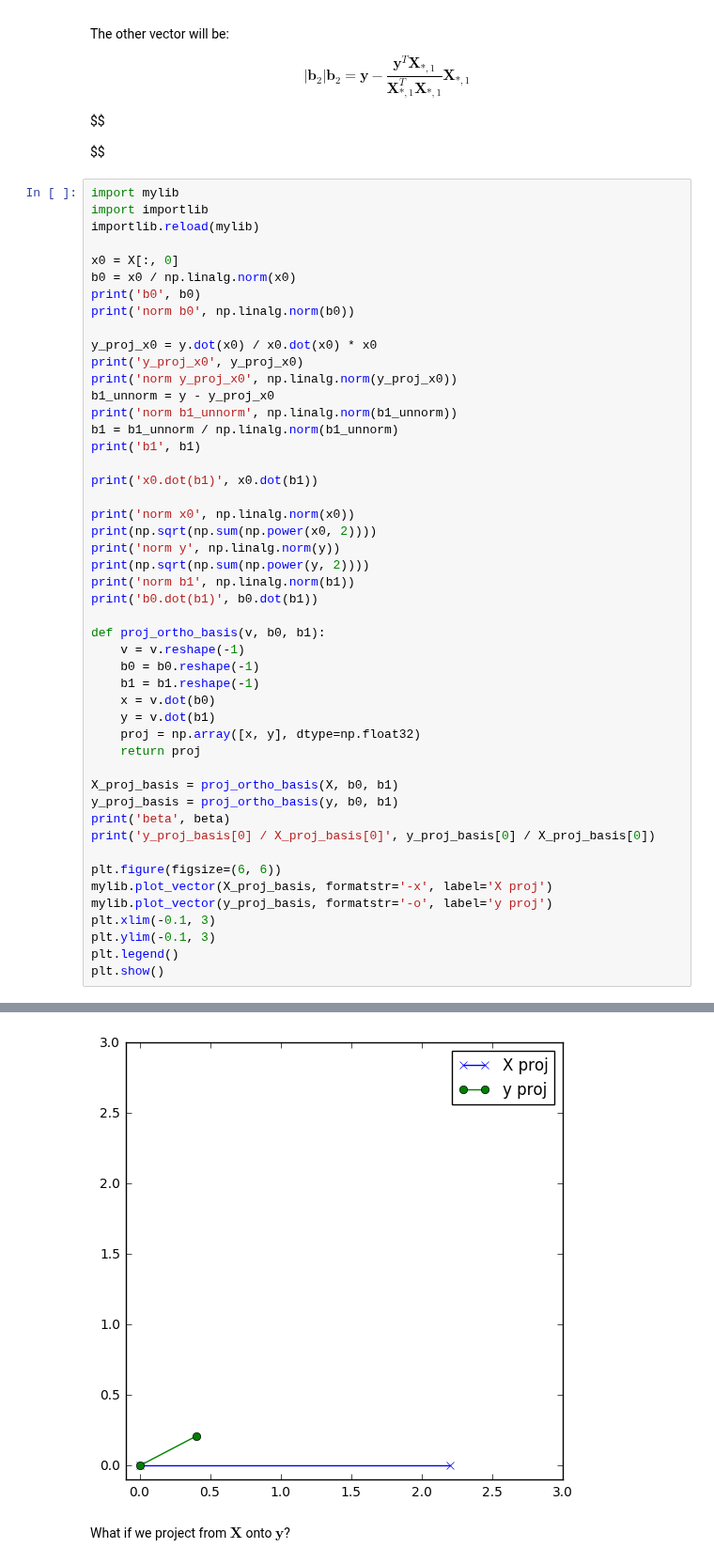
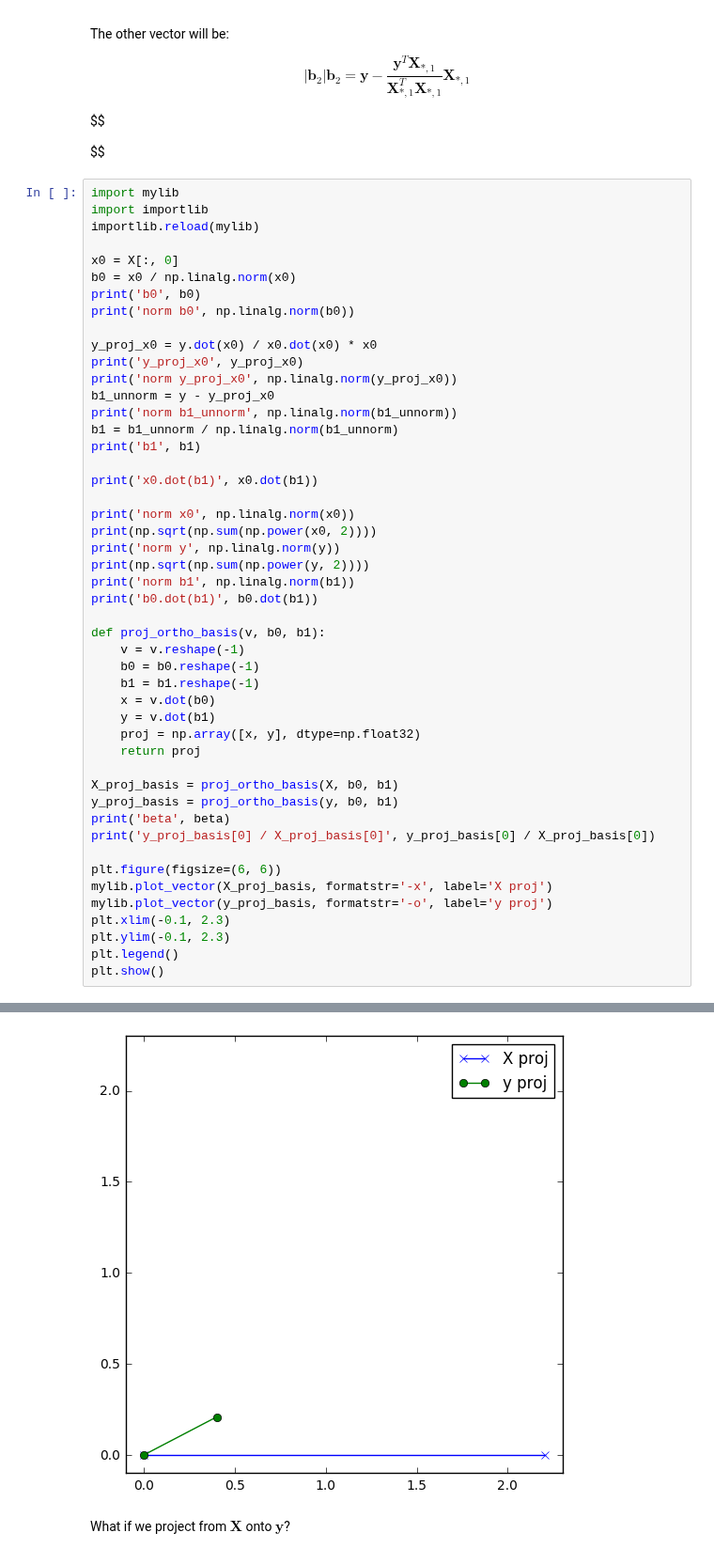
Before and after one commit to hughperkins/selfstudy-IBP, a Jupyter notebook: maths/wiki_linearleastsquares.ipynb, the cells around one changed output, grey strips where cells are left out. Shown at 94% size. Cells and saved outputs as stored; diff of their text form.

```diff
--- a/maths/wiki_linearleastsquares.ipynb
+++ b/maths/wiki_linearleastsquares.ipynb
@@ -449,8 +449,8 @@ print('y_proj_basis[0] / X_proj_basis[0]', y_proj_basis[0] / X_proj_basis[0])
 plt.figure(figsize=(6, 6))
 mylib.plot_vector(X_proj_basis, formatstr='-x', label='X proj')
 mylib.plot_vector(y_proj_basis, formatstr='-o', label='y proj')
-plt.xlim(-0.1, 3)
-plt.ylim(-0.1, 3)
+plt.xlim(-0.1, 2.3)
+plt.ylim(-0.1, 2.3)
 plt.legend()
 plt.show()
 # %% [output]
@@ -472,6 +470,6 @@ proj [ 0.40072009  0.20906381]
 beta [ 0.18182514]
 y_proj_basis[0] / X_proj_basis[0] 0.181825
-[figure, old version]
+[figure, new version]
 # %% [markdown]
 What if we project from $\mathbf{X}$ onto $\mathbf{y}$?
 # %%
```
Also changed, not shown: parts of 8 cells of this notebook.
